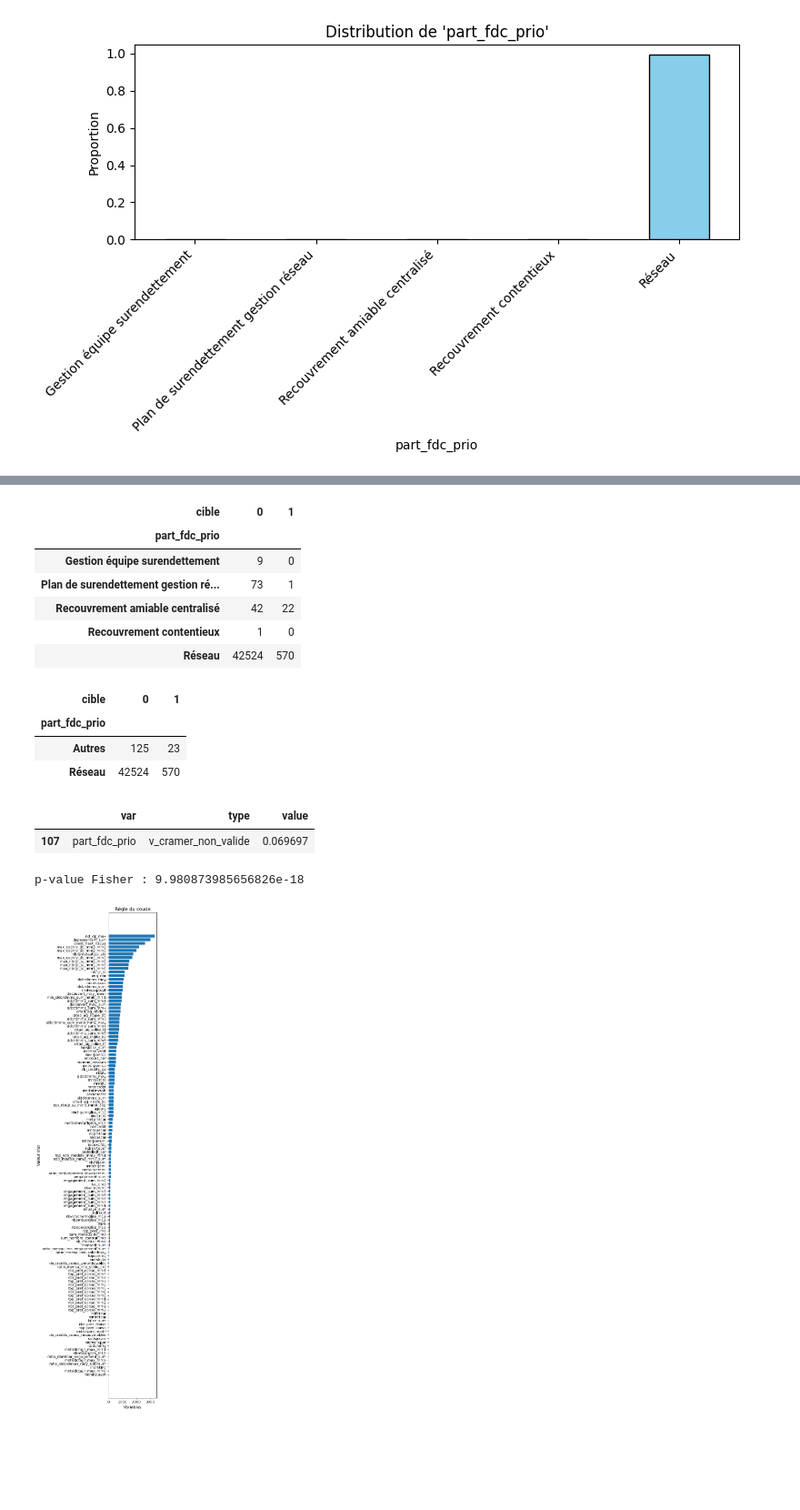
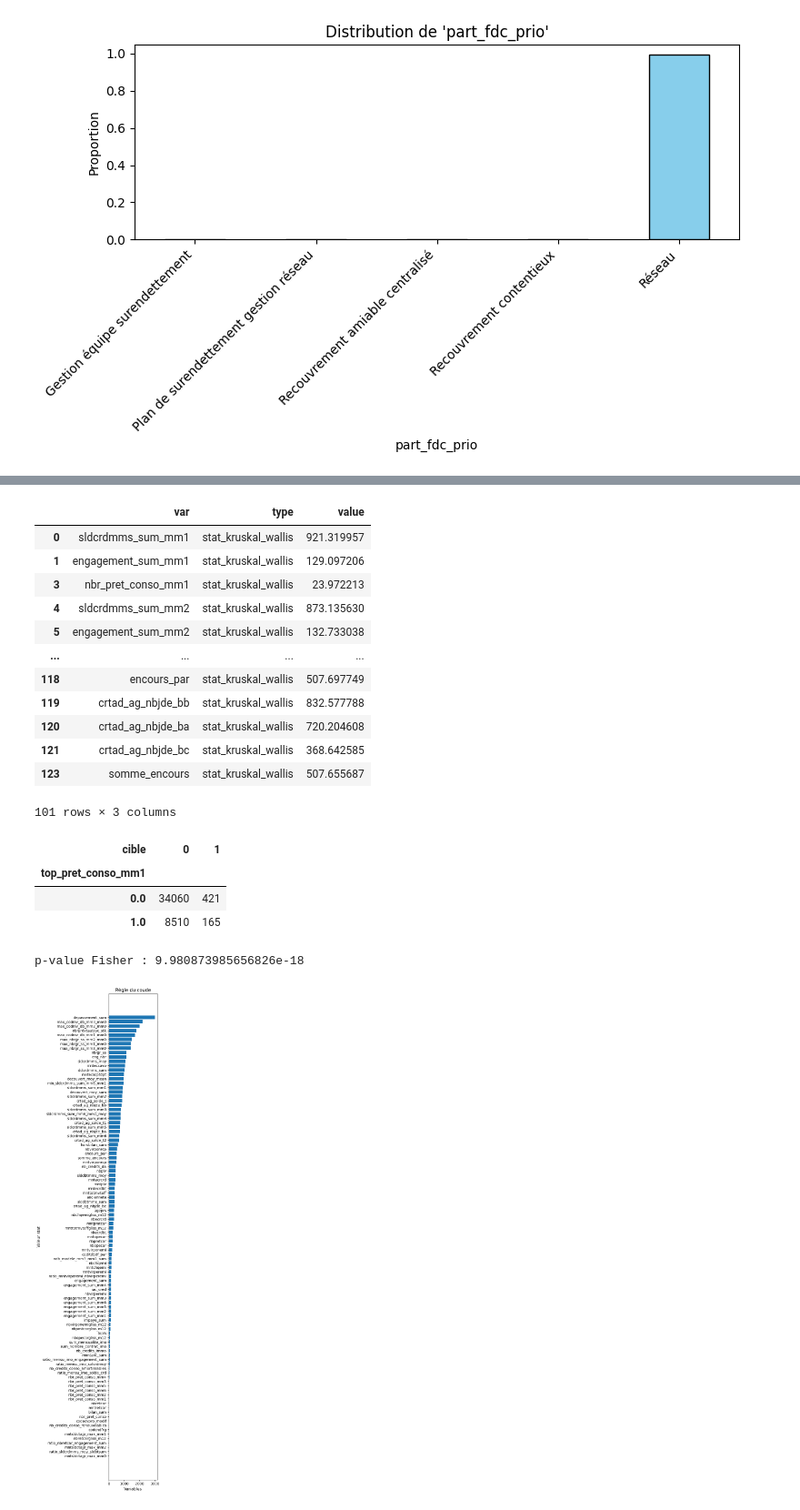
Before and after one commit to DaveMTK20002/PROJET-SCORING-Ikram-Davick, a Jupyter notebook: avancement.ipynb, the cells around one changed output, grey strips where cells are left out. Shown at 91% size. Cells and saved outputs as stored; diff of their text form; code cells hidden in the pictures; blank space fills up the shorter version.

```diff
--- a/avancement.ipynb
+++ b/avancement.ipynb
@@ -173,3 +155,15 @@ def all_constant_columns(df):
 all_constant_columns(data)
 # %% [output]
 ['indrskdtx', 'ratio_mensu_imo_solde_dbtsum', 'rnd_1_20']
+# %%
+## Je constate qu'il y a de variables categorielles à valeurs numériques mais prises comme des nombres
+# Ici je les repertorie et je les transforme en 'category'
+## Sauf les variables: 'sum_nombre_contrat_imo', 'nbr_pret_conso'...le reste des variables int et 0/1 sont catgeorielles
+
+var_binaires = [col for col in data.columns if data[col].dropna().isin([0, 1]).all()]
+var_int = list(data.select_dtypes(include='int64').columns)
+var_non_concerned=['sum_nombre_contrat_imo', 'nbr_pret_conso', 'cible']
+
+var_finales_concerned = list(set(var_binaires + var_int) - set(var_non_concerned))
+for var in var_finales_concerned:
+    data[var]=data[var].astype("category")
@@ -344,9 +298,9 @@ def analyze_features(df, col_cible):
             # Variable catégorielle → V de Cramer
             v, validite = cramers_v(df, col, col_cible)
             if validite:
-                results.append({'var': col, 'type': 'v_cramer', 'value': v})
+                results.append({'var': col, 'type': 'v_cramer', 'value': v*100})
             else:
-                results.append({'var': col, 'type': 'v_cramer_non_valide', 'value': v})
+                results.append({'var': col, 'type': 'v_cramer_non_valide', 'value': v*100})
         else:
             # Variable numérique → p-value Kruskal-Wallis
             try:
@@ -381,15 +340,29 @@ first_var_selection[first_var_selection["type"]!="stat_kruskal_wallis"]
+# %%
+variables_quant=first_var_selection[first_var_selection["type"]=="stat_kruskal_wallis"]
+variables_quant
+# %% [output]
+|  | var | type | value |
+| 0 | sldcrdmms_sum_mm1 | stat_kruskal_wallis | 921.319957 |
+| 1 | engagement_sum_mm1 | stat_kruskal_wallis | 129.097206 |
+| 3 | nbr_pret_conso_mm1 | stat_kruskal_wallis | 23.972213 |
+| 4 | sldcrdmms_sum_mm2 | stat_kruskal_wallis | 873.135630 |
+| 5 | engagement_sum_mm2 | stat_kruskal_wallis | 132.733038 |
+| ... | ... | ... | ... |
+| 118 | encours_par | stat_kruskal_wallis | 507.697749 |
+| 119 | crtad_ag_nbjde_bb | stat_kruskal_wallis | 832.577788 |
+| 120 | crtad_ag_nbjde_ba | stat_kruskal_wallis | 720.204608 |
+| 121 | crtad_ag_nbjde_bc | stat_kruskal_wallis | 368.642585 |
+| 123 | somme_encours | stat_kruskal_wallis | 507.655687 |
+101 rows × 3 columns
 # %%
 #Il y a un probleme avec la variable qualitative, car le test est non vérifié
-table = pd.crosstab(df_train["part_fdc_prio"], df_train["cible"])
+table = pd.crosstab(df_train["top_pret_conso_mm1"], df_train["cible"])
 table
 # %% [output]
 | cible | 0 | 1 |
-| part_fdc_prio |  |  |
-| Gestion équipe surendettement | 9 | 0 |
-| Plan de surendettement gestion ré... | 73 | 1 |
-| Recouvrement amiable centralisé | 42 | 22 |
-| Recouvrement contentieux | 1 | 0 |
-| Réseau | 42524 | 570 |
+| top_pret_conso_mm1 |  |  |
+| 0.0 | 34060 | 421 |
+| 1.0 | 8510 | 165 |
 # %%
 ##La modalité Reseau semble prépondérante, on va regrouper les autres modalités
 def regrouper_modalites(df, colonne, modalite_a_garder, nouvelle_modalite="Autres"):
@@ -402,17 +372,3 @@ df_train=regrouper_modalites(df_train, "part_fdc_prio", "Réseau")
-# %%
-table2 = pd.crosstab(df_train["part_fdc_prio"], df_train["cible"])
-table2
-# %% [output]
-| cible | 0 | 1 |
-| part_fdc_prio |  |  |
-| Autres | 125 | 23 |
-| Réseau | 42524 | 570 |
-# %%
-first_var_selection2=analyze_features(df_train.drop("month", axis=1), "cible")
-first_var_selection2[first_var_selection2["type"]!="stat_kruskal_wallis"]
-# %% [output]
-|  | var | type | value |
-| 107 | part_fdc_prio | v_cramer_non_valide | 0.069697 |
 # %%
 ##On constate que même là le test n'est pas valide, donc on va recourir au test deFisher Exact
 from scipy.stats import chi2_contingency, fisher_exact
@@ -439,9 +395,9 @@ def plot_regle_du_coude(noms_variables, valeurs_stat, titre="Règle du coude", t
     plt.tight_layout()
     plt.show()
 # %%
-col_names=list(first_var_selection2[first_var_selection2["type"]=="stat_kruskal_wallis"]["var"])
-valeurs_stat=list(first_var_selection2[first_var_selection2["type"]=="stat_kruskal_wallis"]["value"])
+col_names=list(variables_quant["var"])
+valeurs_stat=list(variables_quant["value"])
 plot_regle_du_coude(col_names, valeurs_stat, titre="Règle du coude", tri=True)
 # %% [output]
-[figure, old version]
+[figure, new version]
 # %%
```
Also changed, not shown: parts of 26 cells of this notebook.
